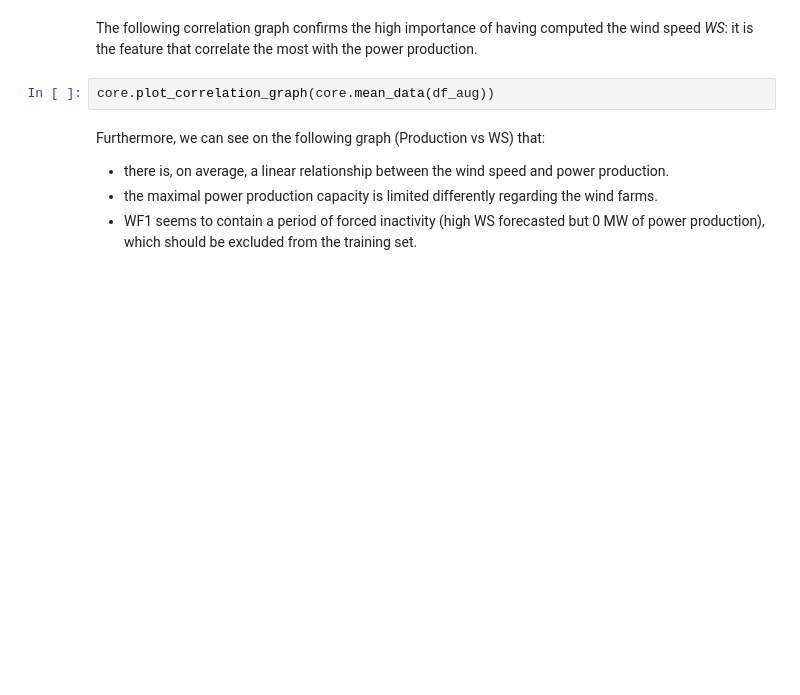
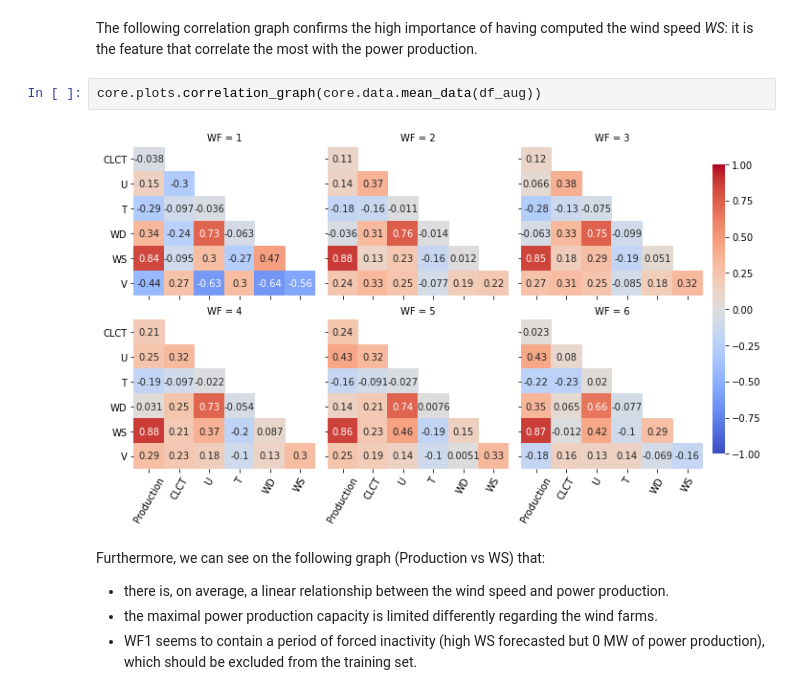
Before and after one commit to qcha41/wind-power-forecasting-challenge, a Jupyter notebook: notebook.ipynb, the cells around one changed output. Saved outputs shown, nothing was run; the diff lists cells and outputs as text; blank space fills up the shorter version.

```diff
--- a/notebook.ipynb
+++ b/notebook.ipynb
@@ -136,7 +191,9 @@ core.plot_production_vs_time(df_aug)
 # %% [markdown]
 The following correlation graph confirms the high importance of having computed the wind speed *WS*: it is the feature that correlate the most with the power production.
 # %%
-core.plot_correlation_graph(core.mean_data(df_aug))
+core.plots.correlation_graph(core.data.mean_data(df_aug))
+# %% [output]
+[figure, added]
 # %% [markdown]
 Furthermore, we can see on the following graph (Production vs WS) that:
  - there is, on average, a linear relationship between the wind speed and power production.
```
Also changed, not shown: parts of 38 cells of this notebook, 7 other files.
